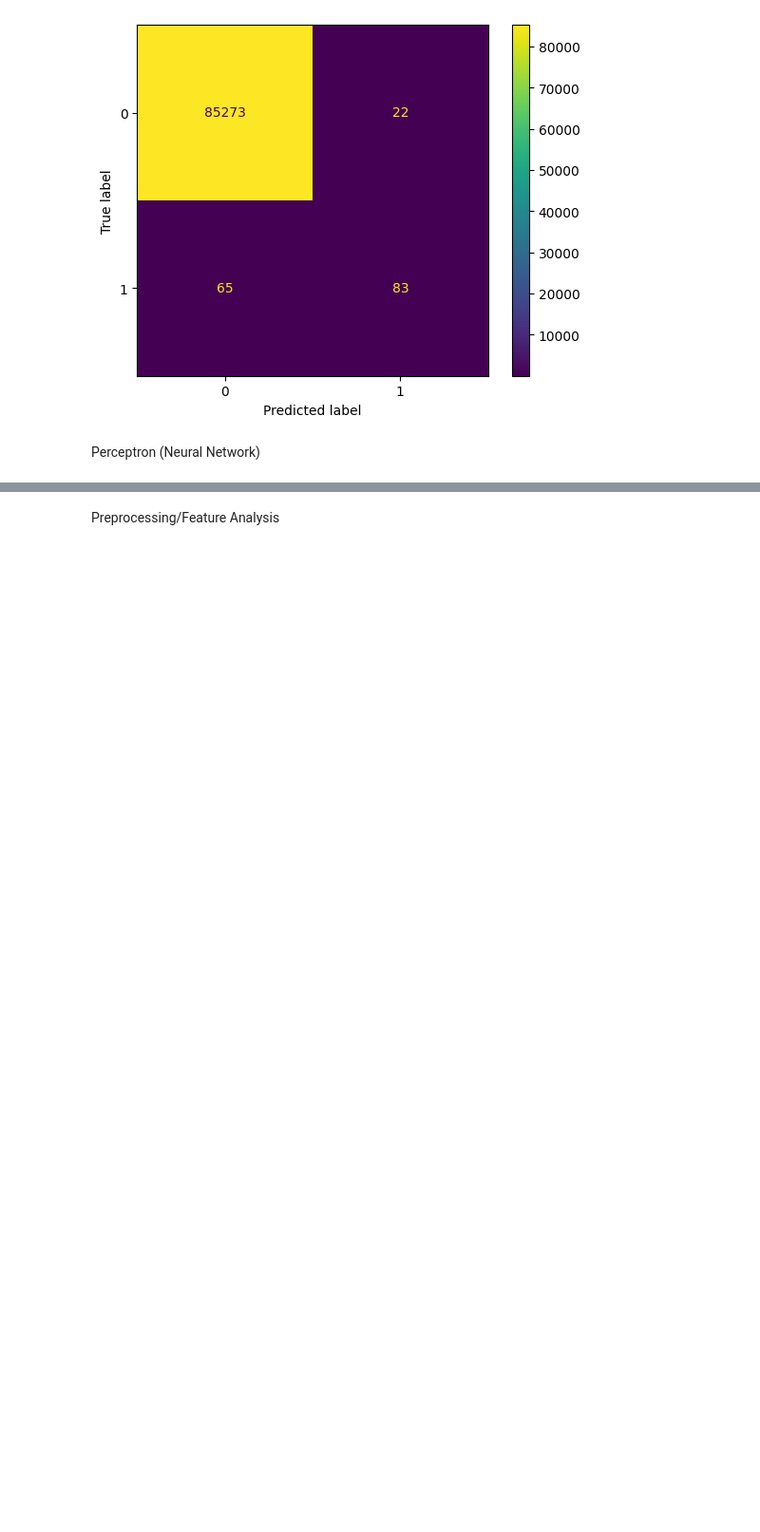
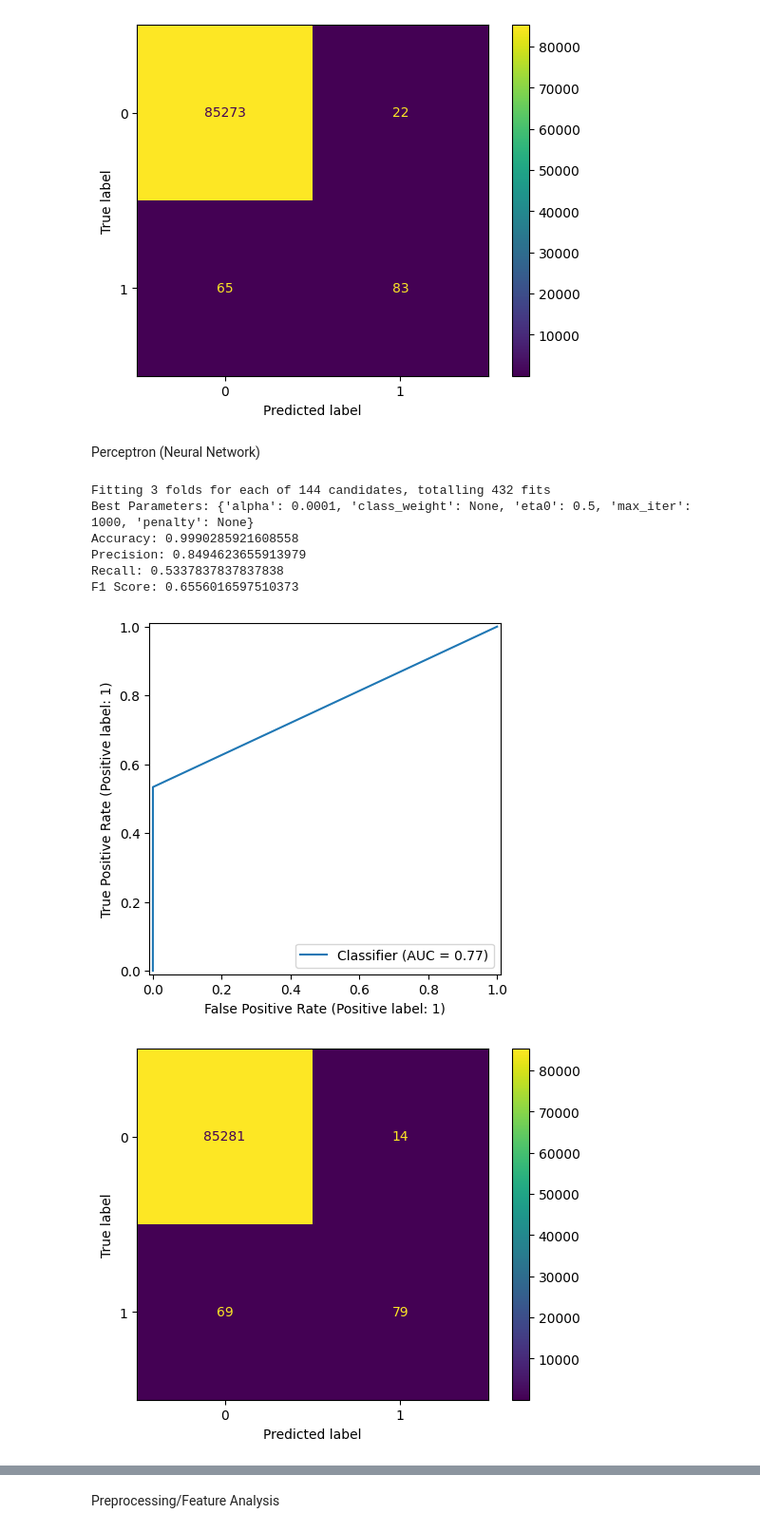
Before and after one commit to jakovitz-W/CreditFraudDetection, a Jupyter notebook: main.ipynb, the cells around one changed output, grey strips where cells are left out. Shown at 95% size. Saved outputs shown, nothing was run; the diff lists cells and outputs as text; code cells hidden in the pictures; blank space fills up the shorter version.

Commit message:
Hyperparameter tuning

```diff
--- a/main.ipynb
+++ b/main.ipynb
@@ -164,3 +273,57 @@ Perceptron (Neural Network)
+# %%
+#ref: https://scikit-learn.org/stable/modules/generated/sklearn.linear_model.Perceptron.html
+# Define hyperparameter grid
+param_grid = {
+    'penalty': [None, 'l2', 'l1', 'elasticnet'],
+    'alpha': [0.0001, 0.001, 0.01],  # regularization strength
+    'eta0': [0.1, 0.5, 1.0],         # learning rate
+    'max_iter': [1000, 2000],
+    'class_weight': [None, 'balanced']
+}
+
+# Grid search
+grid_search = GridSearchCV(
+    Perceptron(random_state=42),
+    param_grid,
+    scoring='f1',
+    cv=3,
+    verbose=1
+)
+
+grid_search.fit(X_train, y_train)
+
+# Best model
+best_perceptron = grid_search.best_estimator_
+print("Best Parameters:", grid_search.best_params_)
+
+# Predict and evaluate
+y_pred_pt = best_perceptron.predict(X_test)
+
+conf_matrix = confusion_matrix(y_test, y_pred_pt)
+accuracy = accuracy_score(y_test, y_pred_pt)
+precision = precision_score(y_test, y_pred_pt)
+recall = recall_score(y_test, y_pred_pt)
+f1 = f1_score(y_test, y_pred_pt)
+
+roc_disp = RocCurveDisplay.from_predictions(y_test, y_pred_pt)
+
+disp = ConfusionMatrixDisplay(confusion_matrix=conf_matrix, display_labels=best_perceptron.classes_)
+print(f"Accuracy: {accuracy}")
+print(f"Precision: {precision}")
+print(f"Recall: {recall}")
+print(f"F1 Score: {f1}")
+
+disp.plot()
+plt.show()
+# %% [output]
+Fitting 3 folds for each of 144 candidates, totalling 432 fits
+Best Parameters: {'alpha': 0.0001, 'class_weight': None, 'eta0': 0.5, 'max_iter': 1000, 'penalty': None}
+Accuracy: 0.9990285921608558
+Precision: 0.8494623655913979
+Recall: 0.5337837837837838
+F1 Score: 0.6556016597510373
+[figure, added]
+[figure, added]
 # %%
 perceptron = Perceptron(class_weight="balanced")
 perceptron.fit(X_train, y_train)
```
Also changed, not shown: parts of 15 cells of this notebook.
